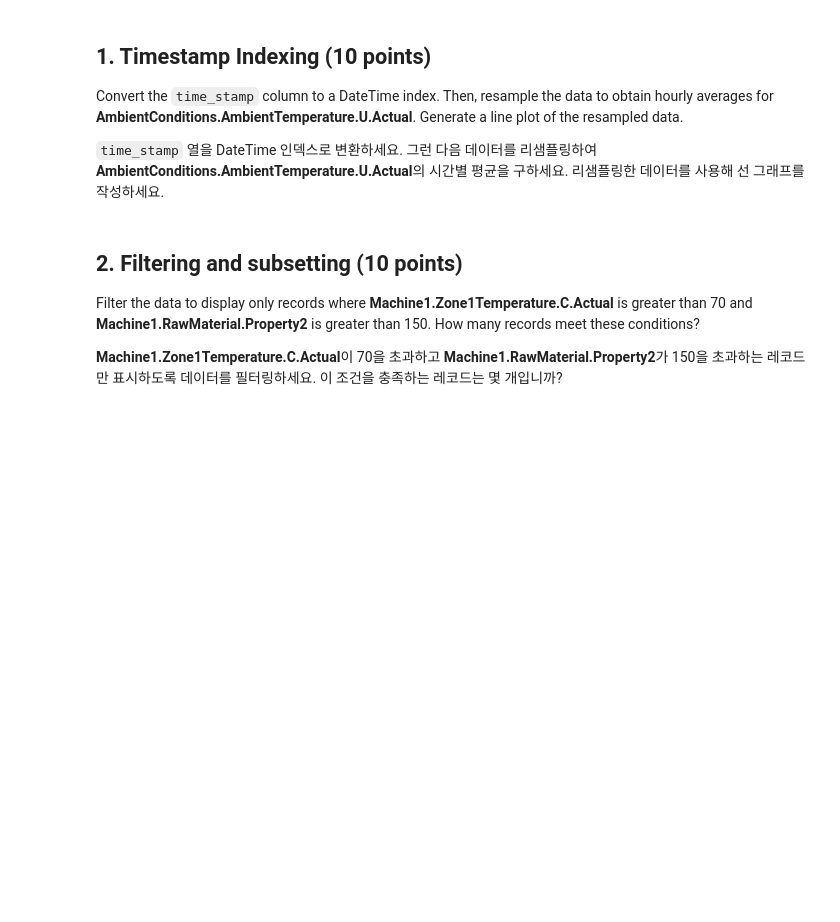
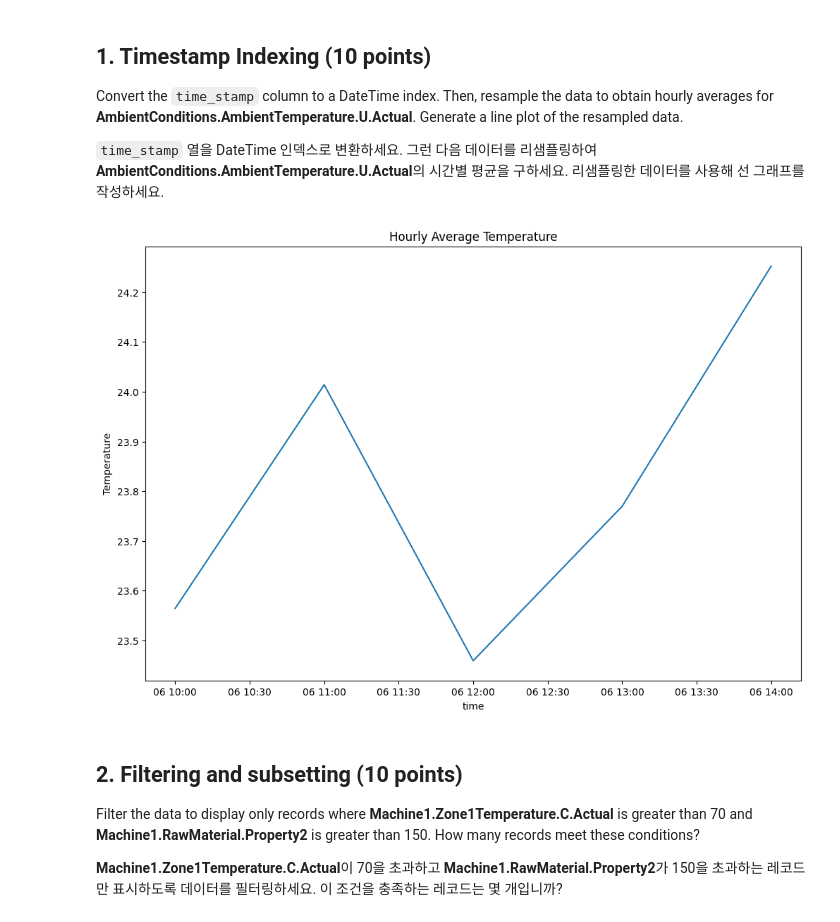
Before and after one commit to hansanghooon/24510115_assign1, a Jupyter notebook: DAEM_Midterm_practical_test.ipynb, the cells around one changed output. Saved outputs shown, nothing was run; the diff lists cells and outputs as text; code cells hidden in the pictures; blank space fills up the shorter version.

```diff
--- a/DAEM_Midterm_practical_test.ipynb
+++ b/DAEM_Midterm_practical_test.ipynb
@@ -354,6 +291,24 @@ data2.head(5)
    Convert the `time_stamp` column to a DateTime index. Then, resample the data to obtain hourly averages for **AmbientConditions.AmbientTemperature.U.Actual**. Generate a line plot of the resampled data.
 
    `time_stamp` 열을 DateTime 인덱스로 변환하세요. 그런 다음 데이터를 리샘플링하여 **AmbientConditions.AmbientTemperature.U.Actual**의 시간별 평균을 구하세요. 리샘플링한 데이터를 사용해 선 그래프를 작성하세요.
+# %%
+
+# Convert 'time_stamp' to DateTimeIndex
+data2['time_stamp'] = pd.to_datetime(data2['time_stamp'])
+avg_temp = data2.set_index('time_stamp')
+
+# Resample to hourly averages
+avg_temp = avg_temp['AmbientConditions.AmbientTemperature.U.Actual'].resample('H').mean()
+
+# Generate line plot
+plt.figure(figsize=(12, 8))
+plt.plot(avg_temp)
+plt.title('Hourly Average Temperature')
+plt.xlabel('time')
+plt.ylabel('Temperature')
+plt.show()
+# %% [output]
+[figure, added]
 # %% [markdown]
 ## 2. Filtering and subsetting (10 points)
 Filter the data to display only records where **Machine1.Zone1Temperature.C.Actual** is greater than 70 and **Machine1.RawMaterial.Property2** is greater than 150. How many records meet these conditions?
```
Also changed, not shown: parts of 25 cells of this notebook.
